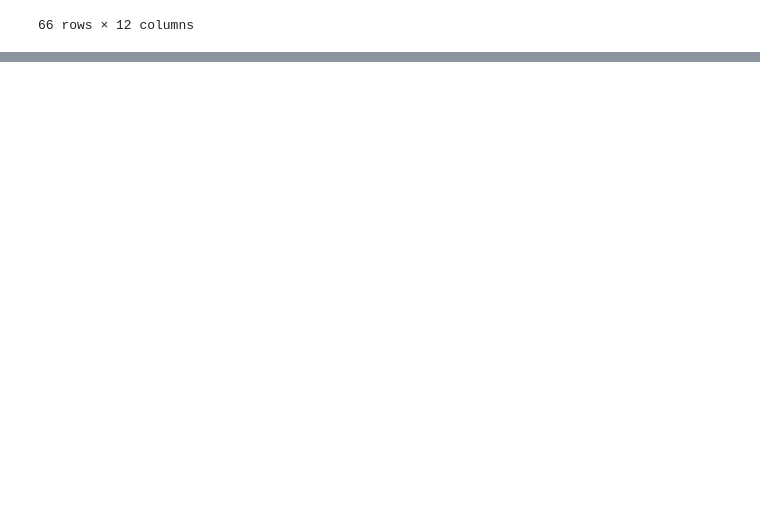
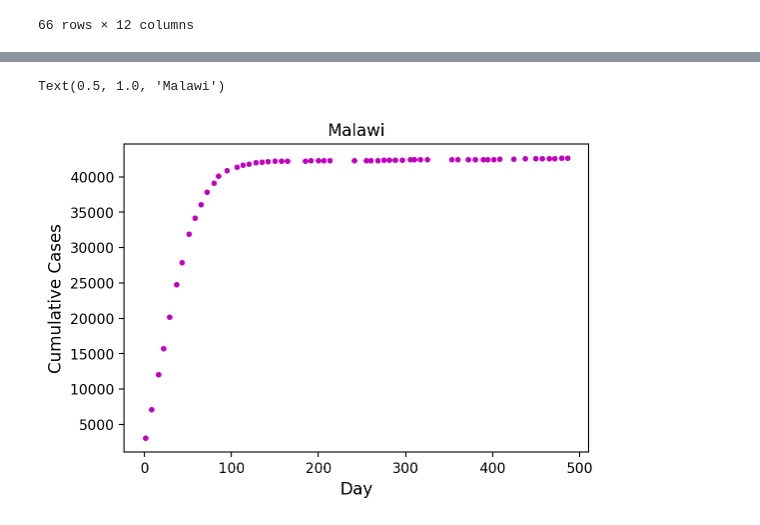
Before and after one commit to AndreiAf02/Cholera, a Jupyter notebook: Cholera_Extension_V1.ipynb, the cells around one changed output, grey strips where cells are left out. Cells and saved outputs as stored; diff of their text form; code cells hidden in the pictures; blank space fills up the shorter version.

```diff
--- a/Cholera_Extension_V1.ipynb
+++ b/Cholera_Extension_V1.ipynb
@@ -30,0 +67,9 @@ data_all
+# %%
+figure(1, [6, 4])
+plot(data_all['Day'], data_all['Malawi'], 'm.')
+xlabel('Day', fontsize=12)
+ylabel('Cumulative Cases', fontsize=12);
+title('Malawi')
+# %% [output]
+Text(0.5, 1.0, 'Malawi')
+[figure, added]
```
Also changed, not shown: parts of 9 cells of this notebook.
